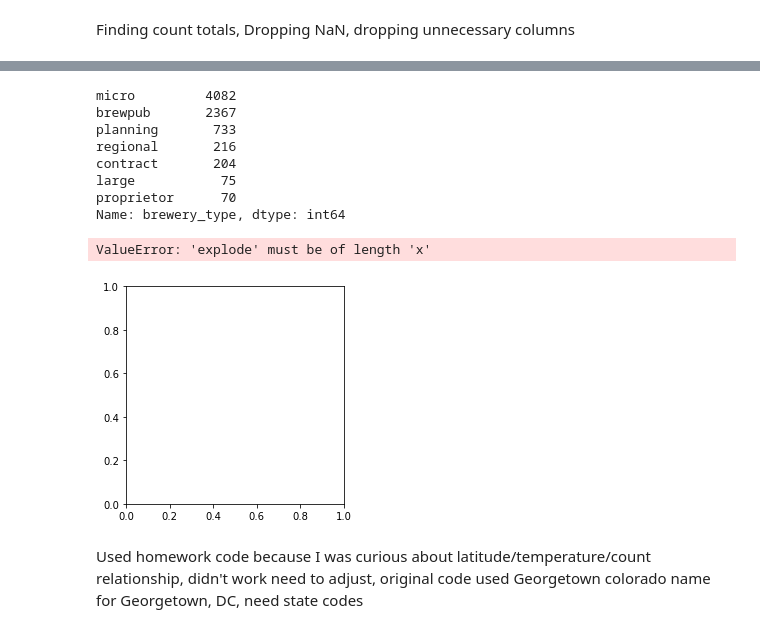
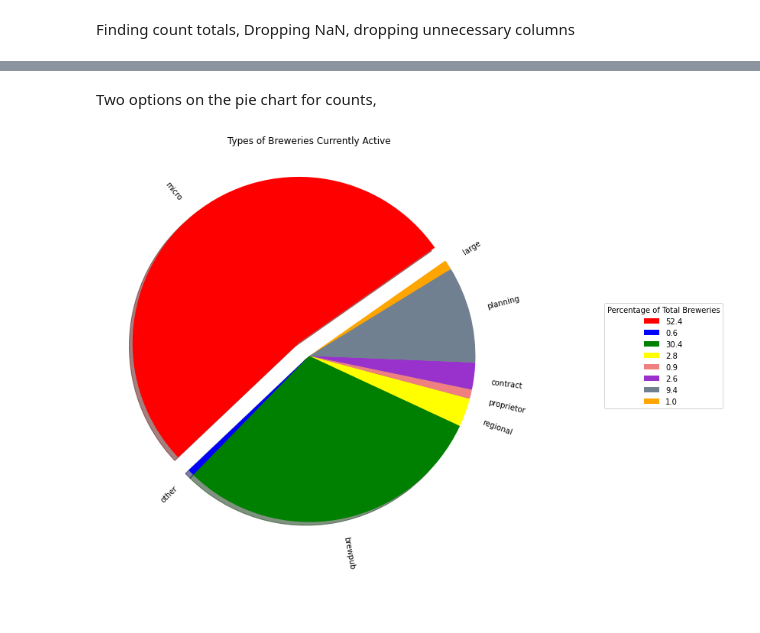
Before and after one commit to bgtaber/brewcrew_project, a Jupyter notebook: Scripts/beer.ipynb, the cells around one changed output, grey strips where cells are left out. Cells and saved outputs as stored; diff of their text form; code cells hidden in the pictures; blank space fills up the shorter version.

```diff
--- a/Scripts/beer.ipynb
+++ b/Scripts/beer.ipynb
@@ -37,6 +40,8 @@ plt.show()
 # %%
 openbrewery_db = pd.read_csv("../Resources/breweries.csv")
-openbrewery_db = openbrewery_db[["name", "brewery_type", "street", "state", "postal_code", "country", "longitude", "latitude"]]
+openbrewery_db = openbrewery_db[["name", "brewery_type", "city", "state", "postal_code", "country", "longitude", "latitude"]]
 dropped_df = openbrewery_db.dropna()
 dropped_df
+# colorado_beer = dropped_df[dropped_df["state"] == "Colorado"]
+# colorado_beer.to_csv("colorado_df.csv")
 # %% [output]
@@ -57,28 +62,31 @@ dropped_df
 small_batch_df = openbrewery_db[(openbrewery_db["brewery_type"] == "micro") | (openbrewery_db["brewery_type"] == "brewpub")]
 types = openbrewery_db["brewery_type"].value_counts()
 types_other = types[7:10]
-types_other.sum()
+other_sum = pd.Series({ "other" : types_other.sum()})
 types = types.drop(index = ["closed", "nano", "bar"])
-types
+types = types.append(other_sum)
+types=types.reindex(index = (["micro","other","brewpub","regional","proprietor","contract","planning","large"]))
-# %% [output]
-micro         4082
-brewpub       2367
-planning       733
-regional       216
-contract       204
-large           75
-proprietor      70
-Name: brewery_type, dtype: int64
+# %%
+total = types.sum()
+labels_per = []
+for each in types:
+    percent = round(each/total *100,1)
+    labels_per.append(percent)
+label_ser = pd.Series(labels_per, index = types.index)
+# %% [markdown]
+Two options on the pie chart for counts,
 # %%
 labels = types.index
-explode = [.1,0,0,0,0,0,0,0,0,0]
-colors = ["red", "green", "blue", "yellow", "lightcoral", "darkorchid", "slategray", "orange", "peru","dodgerblue"]
-plt.pie(types,explode = explode, labels = labels, colors = colors, shadow = True)
+explode = [.1,0,0,0,0,0,0,0]
+colors = ["red","blue","green", "yellow", "lightcoral", "darkorchid", "slategray", "orange"]
+plt.figure(figsize = (15,10))
+plt.pie(types,explode = explode, labels = labels, colors = colors, shadow = True,rotatelabels = True,startangle= 35)
 plt.title("Types of Breweries Currently Active")
-plt.legend(loc= 'best')
+plt.legend(wedges,(label_ser),
+          title="Percentage of Total Breweries",
+          loc="center left",
+          bbox_to_anchor=(1.2, 0, 0.5, 1))
+plt.savefig("../Output/Brewery_Type_Pie.png")
 plt.show()
 # %% [output]
-ValueError: 'explode' must be of length 'x'
-[figure, old version]
+[figure, new version]
-# %% [markdown]
-Used homework code because I was curious about latitude/temperature/count relationship, didn't work need to adjust, original code used Georgetown colorado name for Georgetown, DC, need state codes
```
Also changed, not shown: parts of 16 cells of this notebook, 22 other files.
